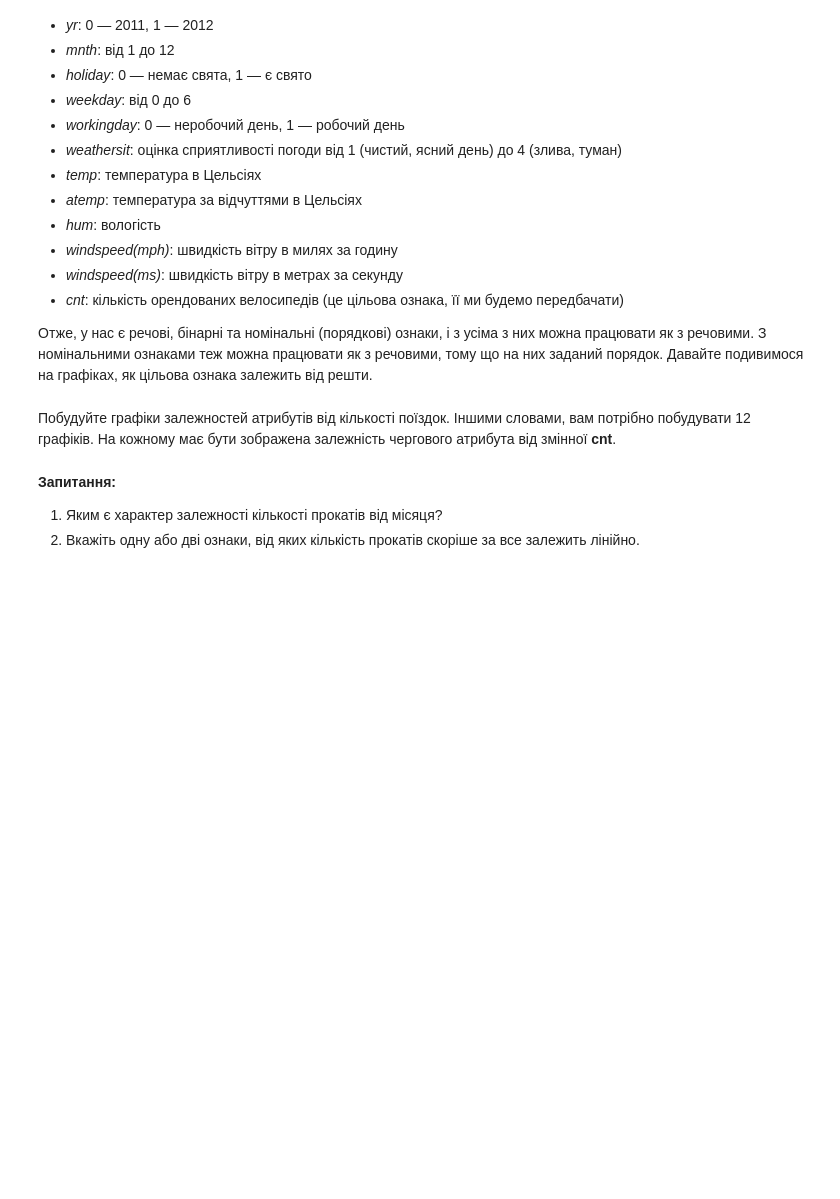
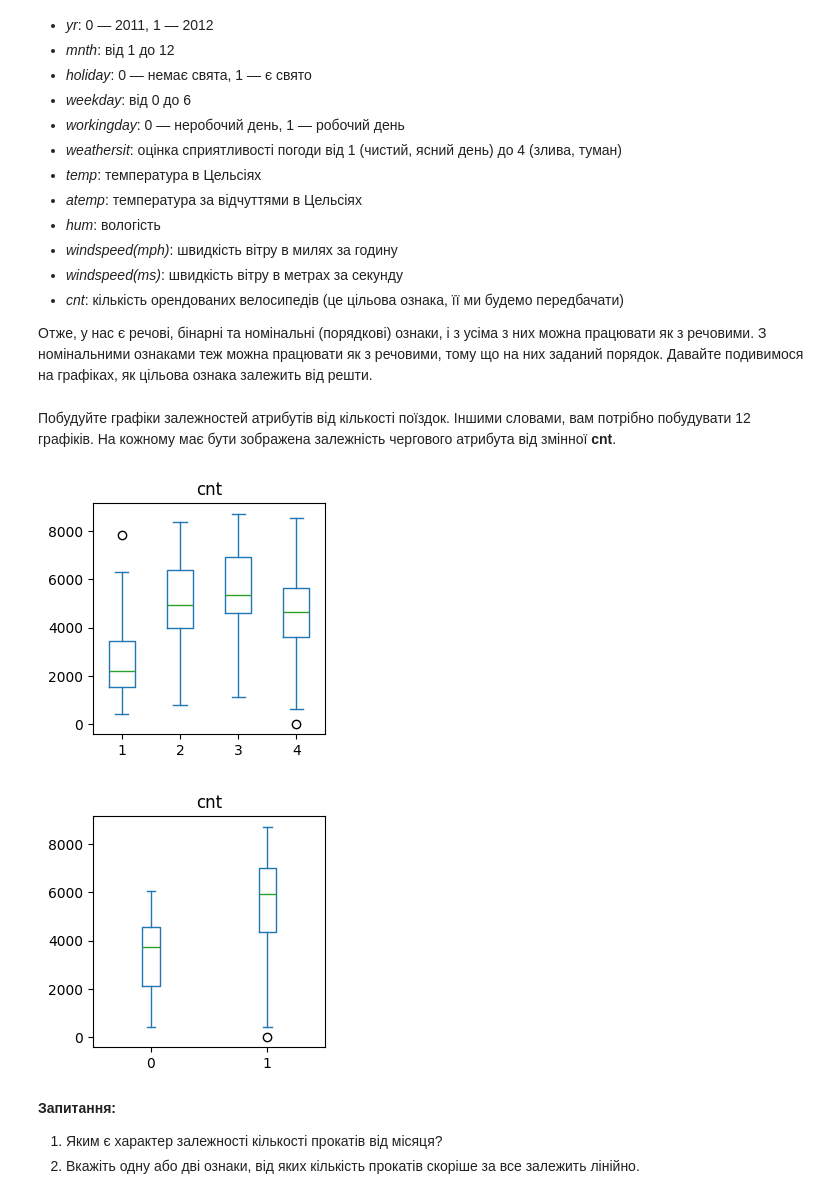
Before and after one commit to PavelStelmakhV/hw304-linear-regression-overfitting-regularization, a Jupyter notebook: OverfittingHomeWork.ipynb, the cells around one changed output. Saved outputs shown, nothing was run; the diff lists cells and outputs as text; code cells hidden in the pictures; blank space fills up the shorter version.

Commit message:
Add plot.box

```diff
--- a/OverfittingHomeWork.ipynb
+++ b/OverfittingHomeWork.ipynb
@@ -20,7 +20,8 @@ from matplotlib import pyplot as plt
 # %% [markdown]
 Завантажте датасет за допомогою функції __pandas.read_csv__ у змінну __df__. Виведіть перші 5 рядків, щоб переконатися в коректному зчитуванні даних:
 # %%
-df = # put your code here
+df = pd.read_csv("data/bikes_rent.csv")# put your code here
+df.head(5)
 # %% [output]
 |  | season | yr | mnth | holiday | weekday | workingday | weathersit | temp | atemp | hum | ... |
 | 0 | 1 | 0 | 1 | 0 | 6 | 0 | 2 | 14.110847 | 18.18125 | 80.5833 | ... |
@@ -52,3 +51,11 @@ df = # put your code here
+# %%
+# Put you code here
+figsize=(3, 3)
+ax1 = df.plot.box(column="cnt", by='season', figsize=figsize)
+ax2 = df.plot.box(column="cnt", by='yr', figsize=figsize)
+# %% [output]
+[figure, added]
+[figure, added]
 # %% [markdown]
 __Запитання:__
 1. Яким є характер залежності кількості прокатів від місяця?
```
Also changed, not shown: parts of 1 cell of this notebook.
